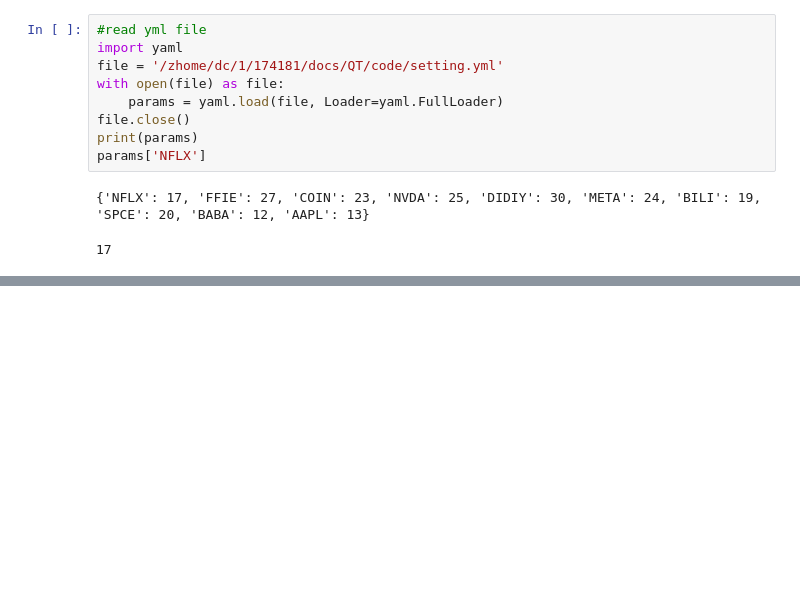
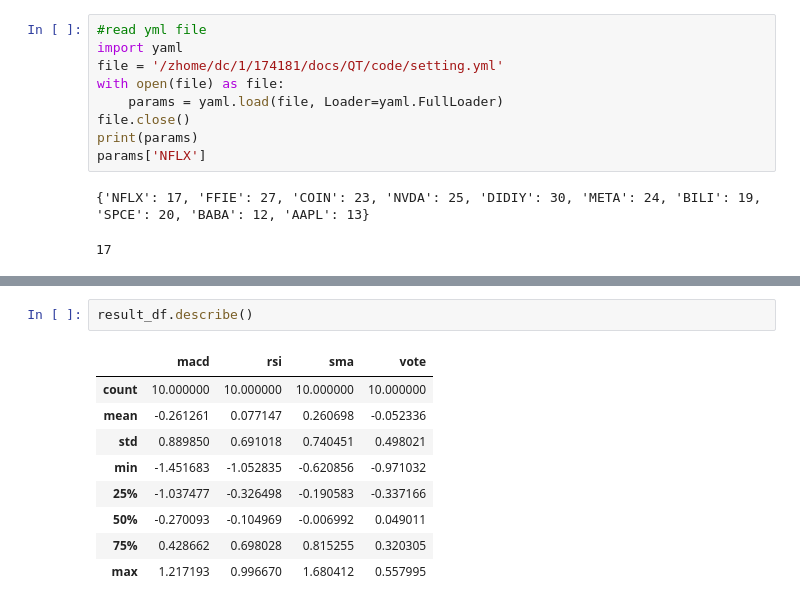
Before and after one commit to Lezcool/QT, a Jupyter notebook: code/debug.ipynb, the cells around one changed output, grey strips where cells are left out. Cells and saved outputs as stored; diff of their text form; blank space fills up the shorter version.

```diff
--- a/code/debug.ipynb
+++ b/code/debug.ipynb
@@ -670,0 +701,12 @@ params['NFLX']
+# %%
+result_df.describe()
+# %% [output]
+|  | macd | rsi | sma | vote |
+| count | 10.000000 | 10.000000 | 10.000000 | 10.000000 |
+| mean | -0.261261 | 0.077147 | 0.260698 | -0.052336 |
+| std | 0.889850 | 0.691018 | 0.740451 | 0.498021 |
+| min | -1.451683 | -1.052835 | -0.620856 | -0.971032 |
+| 25% | -1.037477 | -0.326498 | -0.190583 | -0.337166 |
+| 50% | -0.270093 | -0.104969 | -0.006992 | 0.049011 |
+| 75% | 0.428662 | 0.698028 | 0.815255 | 0.320305 |
+| max | 1.217193 | 0.996670 | 1.680412 | 0.557995 |
```
Also changed, not shown: parts of 2 cells of this notebook, 4 other files.
